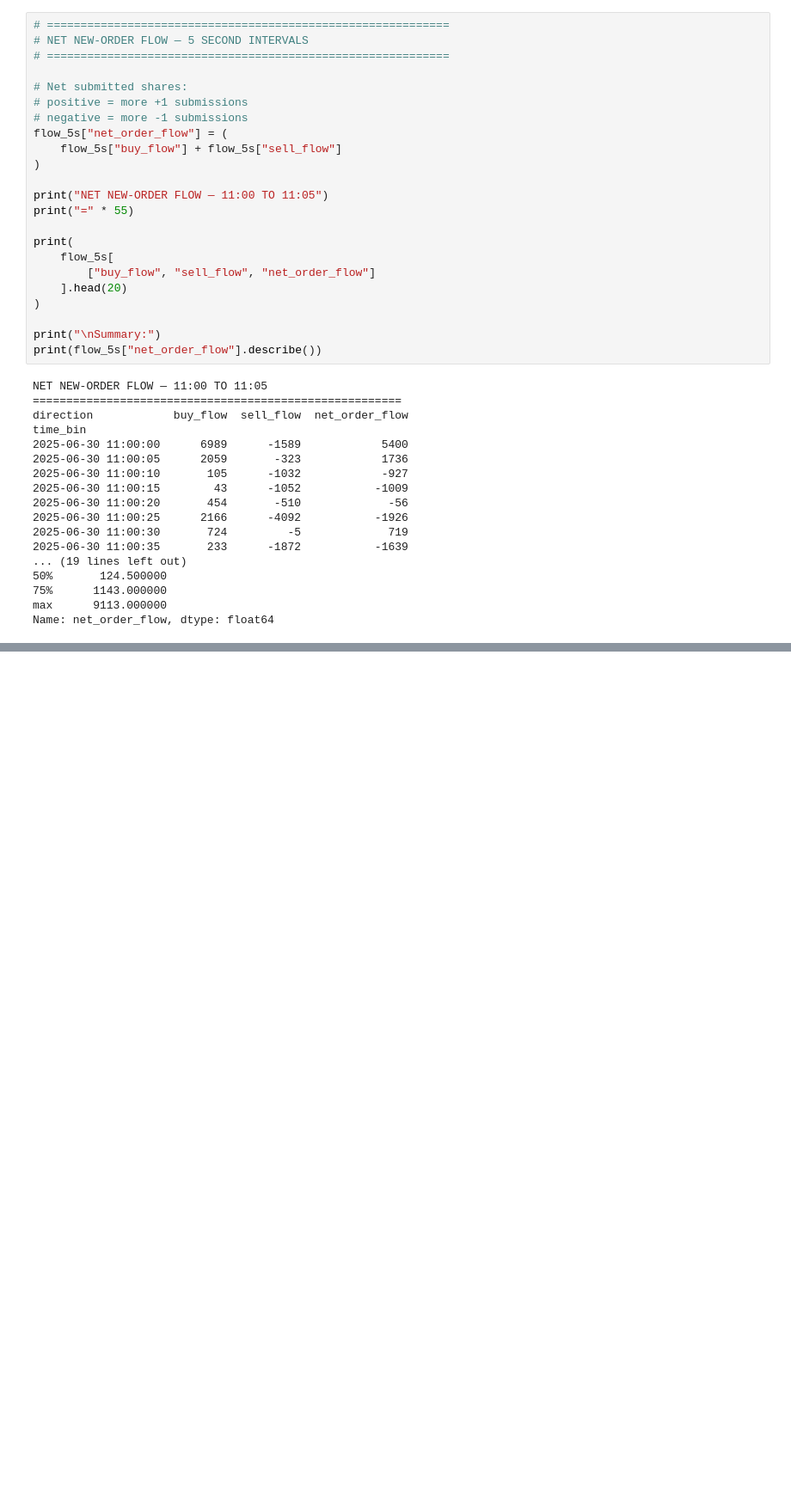
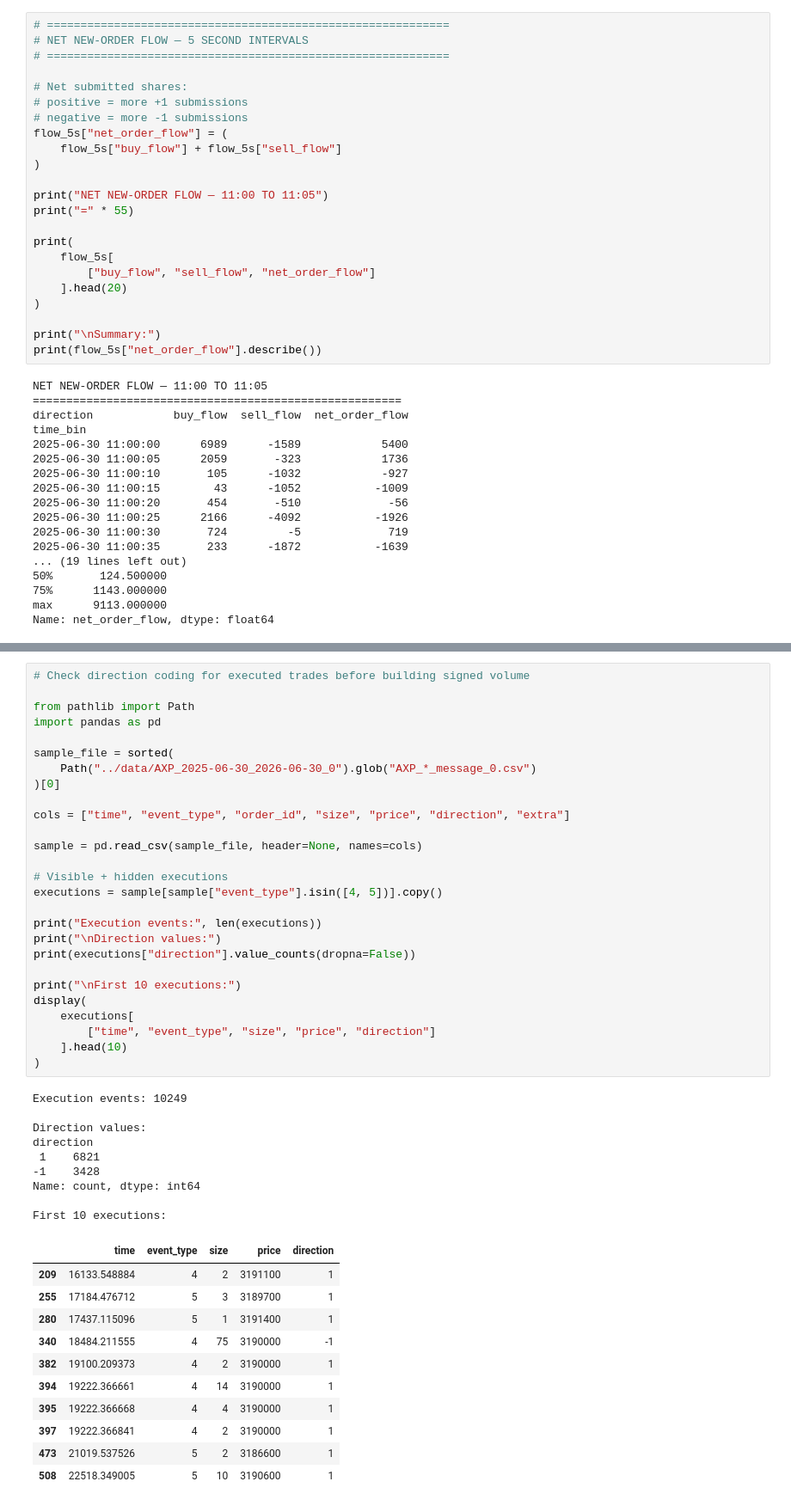
Before and after one commit to MariamKaranjia/LOBSTER-Market-Impact, a Jupyter notebook: notebooks/01_data_exploration.ipynb, the cells around one changed output, grey strips where cells are left out. Shown at 86% size. Drawn from its saved outputs; the diff is of its cells as text; blank space fills up the shorter version.

```diff
--- a/notebooks/01_data_exploration.ipynb
+++ b/notebooks/01_data_exploration.ipynb
@@ -1630,0 +3327,48 @@ Name: net_order_flow, dtype: float64
+# %%
+# Check direction coding for executed trades before building signed volume
+
+from pathlib import Path
+import pandas as pd
+
+sample_file = sorted(
+    Path("../data/AXP_2025-06-30_2026-06-30_0").glob("AXP_*_message_0.csv")
+)[0]
+
+cols = ["time", "event_type", "order_id", "size", "price", "direction", "extra"]
+
+sample = pd.read_csv(sample_file, header=None, names=cols)
+
+# Visible + hidden executions
+executions = sample[sample["event_type"].isin([4, 5])].copy()
+
+print("Execution events:", len(executions))
+print("\nDirection values:")
+print(executions["direction"].value_counts(dropna=False))
+
+print("\nFirst 10 executions:")
+display(
+    executions[
+        ["time", "event_type", "size", "price", "direction"]
+    ].head(10)
+)
+# %% [output]
+Execution events: 10249
+
+Direction values:
+direction
+ 1    6821
+-1    3428
+Name: count, dtype: int64
+
+First 10 executions:
+|  | time | event_type | size | price | direction |
+| 209 | 16133.548884 | 4 | 2 | 3191100 | 1 |
+| 255 | 17184.476712 | 5 | 3 | 3189700 | 1 |
+| 280 | 17437.115096 | 5 | 1 | 3191400 | 1 |
+| 340 | 18484.211555 | 4 | 75 | 3190000 | -1 |
+| 382 | 19100.209373 | 4 | 2 | 3190000 | 1 |
+| 394 | 19222.366661 | 4 | 14 | 3190000 | 1 |
+| 395 | 19222.366668 | 4 | 4 | 3190000 | 1 |
+| 397 | 19222.366841 | 4 | 2 | 3190000 | 1 |
+| 473 | 21019.537526 | 5 | 2 | 3186600 | 1 |
+| 508 | 22518.349005 | 5 | 10 | 3190600 | 1 |
```
Also changed, not shown: parts of 44 cells of this notebook, 1 other file.
